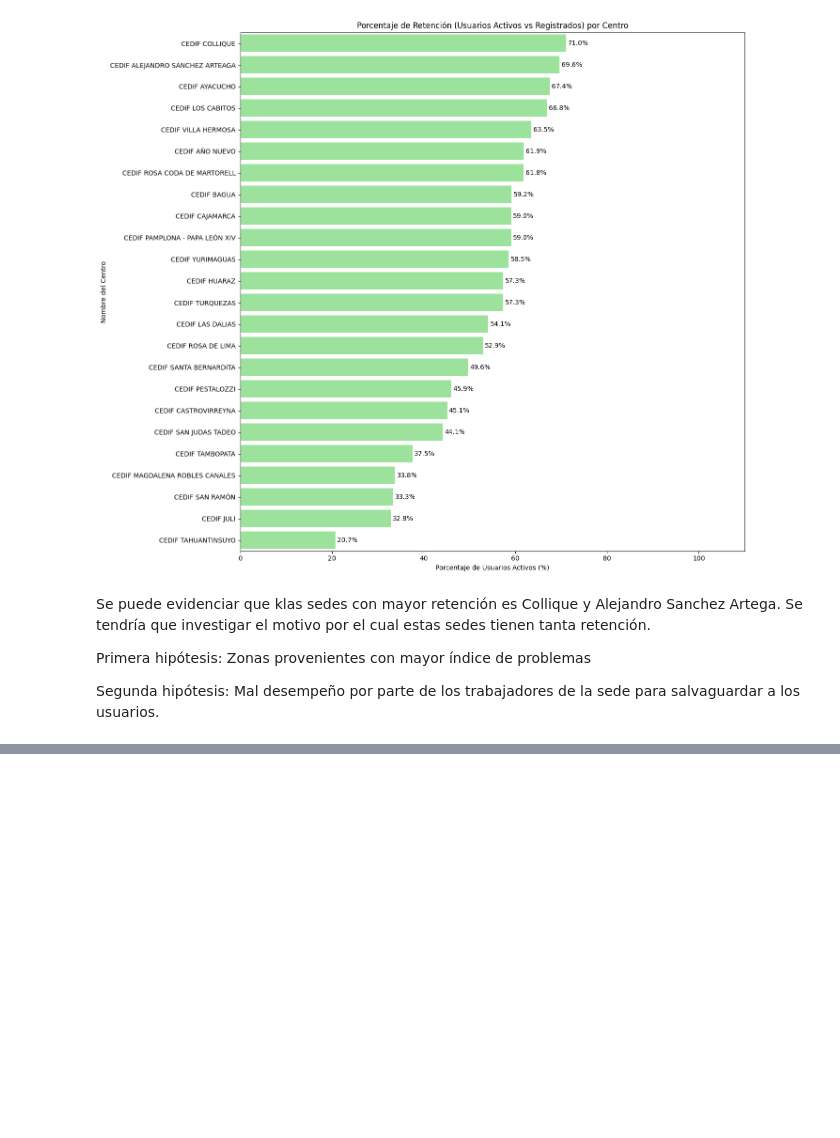
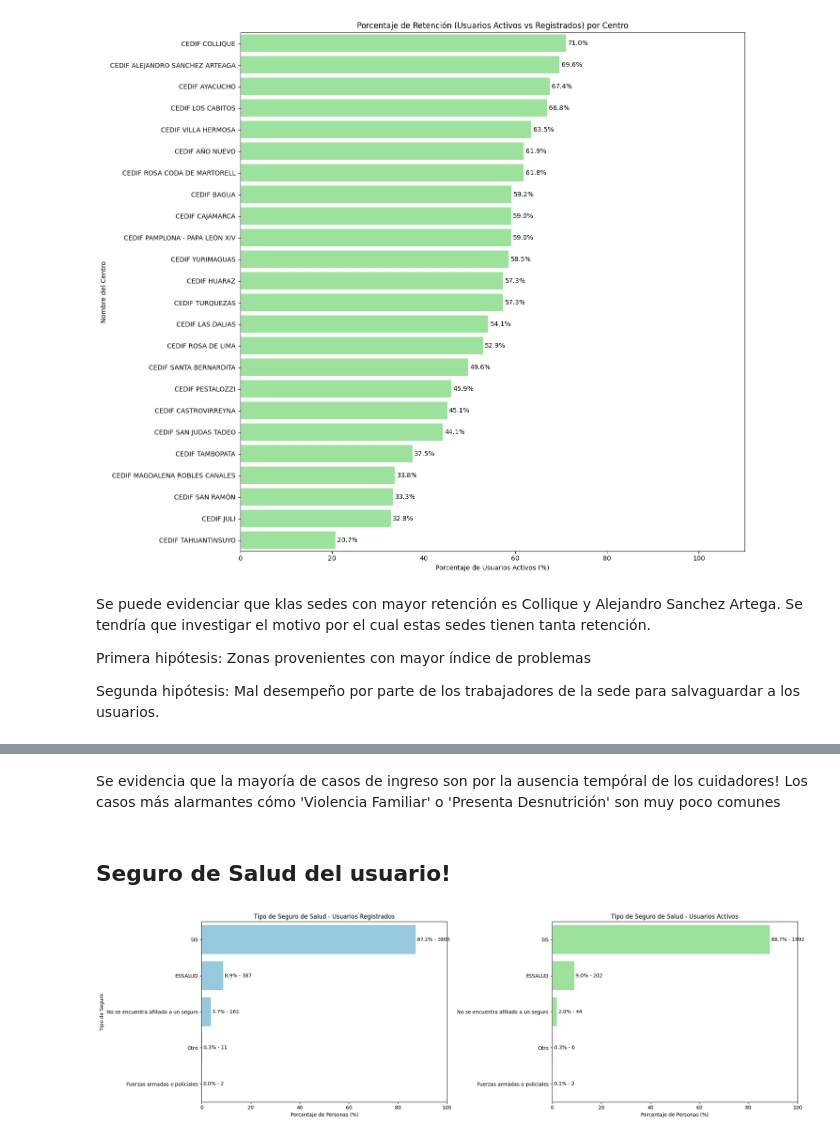
Before and after one commit to Amolihua/proyectos-peque-DS, a Jupyter notebook: Atendidos/EDA.ipynb, the cells around one changed output, grey strips where cells are left out. Cells and saved outputs as stored; diff of their text form; code cells hidden in the pictures; blank space fills up the shorter version.

```diff
--- a/Atendidos/EDA.ipynb
+++ b/Atendidos/EDA.ipynb
@@ -635,0 +690,50 @@ Segunda hipótesis: Mal desempeño por parte de los trabajadores de la sede para
+# %% [markdown]
+Se evidencia que la mayoría de casos de ingreso son por la ausencia tempóral de los cuidadores! Los casos más alarmantes cómo 'Violencia Familiar' o 'Presenta Desnutrición' son muy poco comunes
+# %% [markdown]
+## Seguro de Salud del usuario!
+# %%
+diccionario_seguro = {
+    1: 'SIS',
+    2: 'ESSALUD',
+    3: 'Privado',
+    4: 'Fuerzas armadas o policiales',
+    5: 'No se encuentra afiliado a un seguro',
+    6: 'Otro'
+}
+
+conteo_seguro = unicos['TIP_SEG_SAL'].replace(diccionario_seguro).value_counts().reset_index()
+conteo_seguro.columns = ['Seguro', 'Cantidad']
+conteo_seguro['Porcentaje'] = (conteo_seguro['Cantidad'] / conteo_seguro['Cantidad'].sum()) * 100
+
+conteo_seguro_a = activos['TIP_SEG_SAL'].replace(diccionario_seguro).value_counts().reset_index()
+conteo_seguro_a.columns = ['Seguro', 'Cantidad']
+conteo_seguro_a['Porcentaje'] = (conteo_seguro_a['Cantidad'] / conteo_seguro_a['Cantidad'].sum()) * 100
+
+fig, axes = plt.subplots(1, 2, figsize=(20, 6))
+
+ax1 = sns.barplot(data=conteo_seguro, x='Porcentaje', y='Seguro', color='skyblue', ax=axes[0])
+
+etiquetas_u = [f"{p:.1f}% - {c}" for p, c in zip(conteo_seguro['Porcentaje'], conteo_seguro['Cantidad'])]
+for container in ax1.containers:
+    ax1.bar_label(container, labels=etiquetas_u, padding=3)
+
+axes[0].set_title('Tipo de Seguro de Salud - Usuarios Registrados')
+axes[0].set_xlabel('Porcentaje de Personas (%)')
+axes[0].set_ylabel('Tipo de Seguro')
+axes[0].set_xlim(0, 100)
+
+ax2 = sns.barplot(data=conteo_seguro_a, x='Porcentaje', y='Seguro', color='lightgreen', ax=axes[1])
+
+etiquetas_a = [f"{p:.1f}% - {c}" for p, c in zip(conteo_seguro_a['Porcentaje'], conteo_seguro_a['Cantidad'])]
+for container in ax2.containers:
+    ax2.bar_label(container, labels=etiquetas_a, padding=3)
+
+axes[1].set_title('Tipo de Seguro de Salud - Usuarios Activos')
+axes[1].set_xlabel('Porcentaje de Personas (%)')
+axes[1].set_ylabel('')
+axes[1].set_xlim(0, 100)
+
+plt.tight_layout()
+plt.show()
+# %% [output]
+[figure, added]
```
Also changed, not shown: parts of 11 cells of this notebook, 2 other files.
